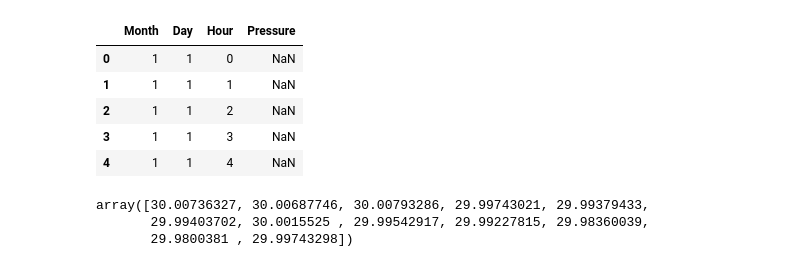
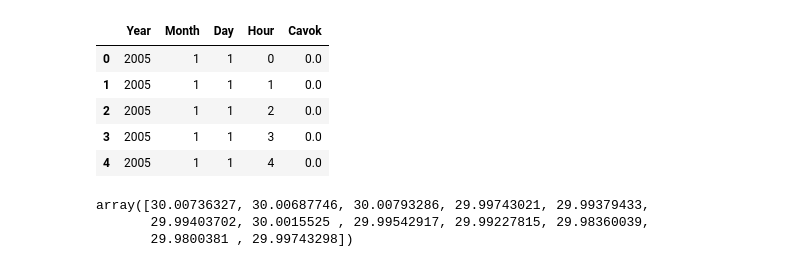
Before and after one commit to imn-climatologias-aeropuertos/climatologias-aeropuertos, a Jupyter notebook: clima.ipynb, the cells around one changed output. Cells and saved outputs as stored; diff of their text form; code cells hidden in the pictures.

```diff
--- a/clima.ipynb
+++ b/clima.ipynb
@@ -4,15 +4,15 @@ import matplotlib.pyplot as plt
 import pandas as pd
 import seaborn as sns
 # %%
-data = pd.read_csv("data/mrpv/mrpv_metars.csv", usecols=["Month", "Day", "Hour", "Pressure"])
+data = pd.read_csv("data/mroc/mroc_metars.csv", usecols=["Year", "Month", "Day", "Hour", "Cavok"])
 data.head()
 # %% [output]
-|  | Month | Day | Hour | Pressure |
-| 0 | 1 | 1 | 0 | NaN |
-| 1 | 1 | 1 | 1 | NaN |
-| 2 | 1 | 1 | 2 | NaN |
-| 3 | 1 | 1 | 3 | NaN |
-| 4 | 1 | 1 | 4 | NaN |
+|  | Year | Month | Day | Hour | Cavok |
+| 0 | 2005 | 1 | 1 | 0 | 0.0 |
+| 1 | 2005 | 1 | 1 | 1 | 0.0 |
+| 2 | 2005 | 1 | 1 | 2 | 0.0 |
+| 3 | 2005 | 1 | 1 | 3 | 0.0 |
+| 4 | 2005 | 1 | 1 | 4 | 0.0 |
 # %%
 a = np.zeros(12)
 means = np.zeros(12)
```
Also changed, not shown: parts of 5 cells of this notebook, 6 other files.
